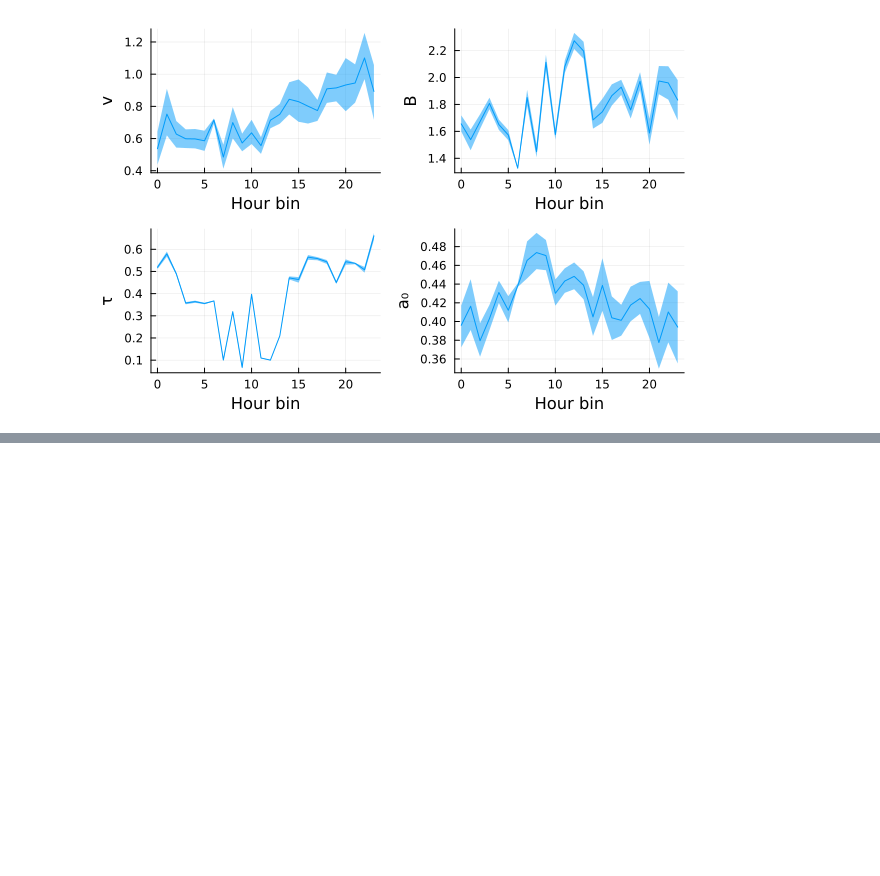
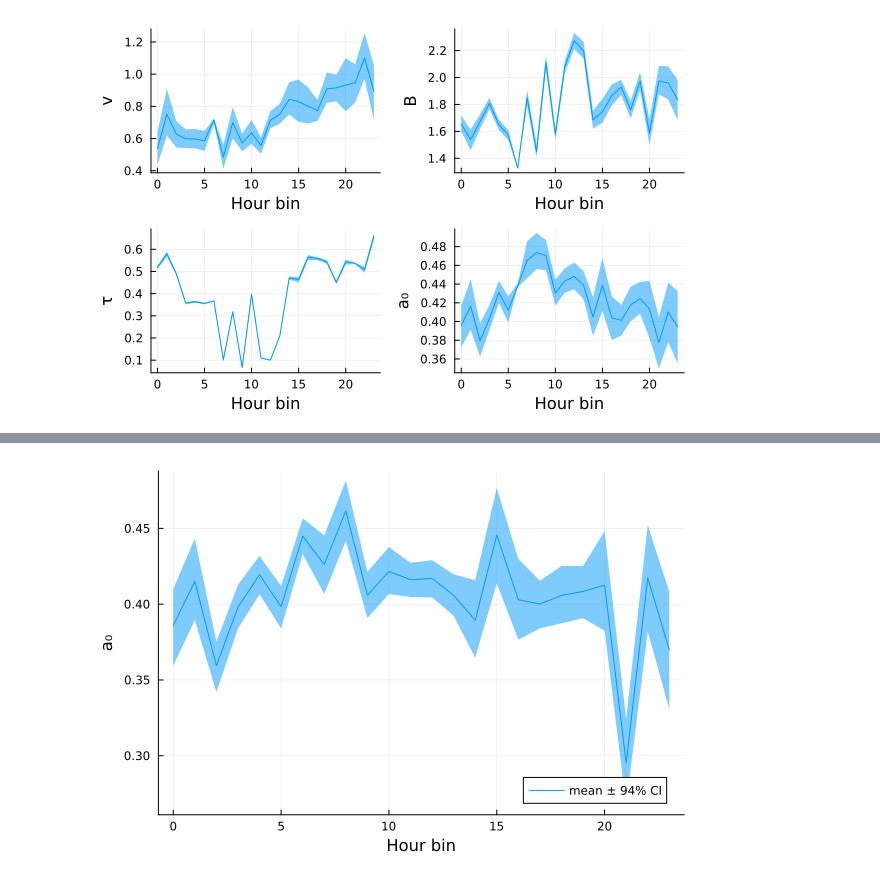
Before and after one commit to depasquale-lab/24_Hour_Behavior, a Jupyter notebook: notebooks/TOD_DDM.ipynb, the cells around one changed output, grey strips where cells are left out. Drawn from its saved outputs; the diff is of its cells as text; code cells hidden in the pictures; blank space fills up the shorter version.

```diff
--- a/notebooks/TOD_DDM.ipynb
+++ b/notebooks/TOD_DDM.ipynb
@@ -350,0 +585,18 @@ plot(plots...; layout = (2, 2), legend = false)
+# %%
+df_a0 = filter(:param => ==("a₀"), summary_values)
+
+x  = df_a0.hour_bin
+m  = df_a0.mean
+lo = df_a0.q_low
+hi = df_a0.q_high
+
+p4 = plot(
+    x, m;
+    ribbon = (m .- lo, hi .- m),
+    xlabel = "Hour bin",
+    ylabel = "a₀",
+    label  = "mean ± 94% CI",
+    legend = :bottomright,
+)
+# %% [output]
+[figure, added]
```
Also changed, not shown: parts of 7 cells of this notebook.
